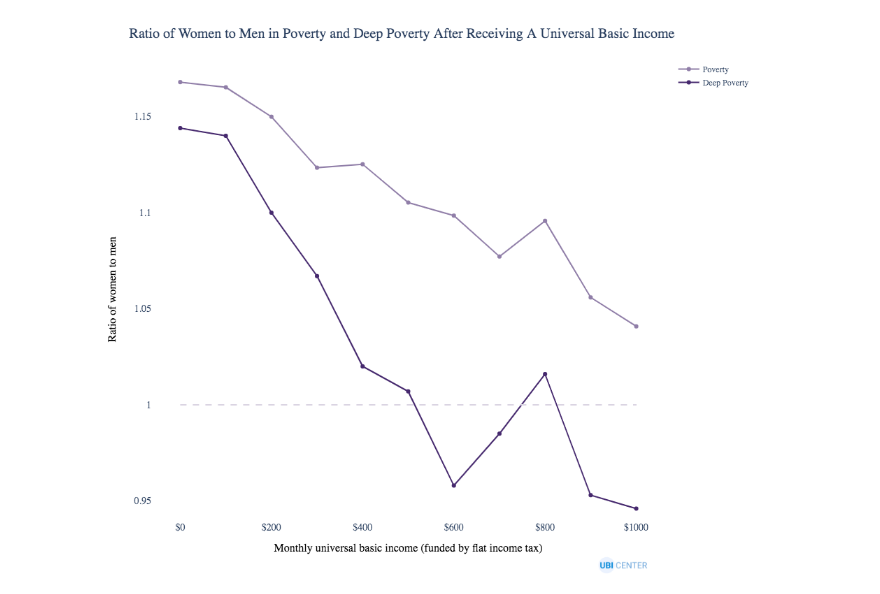
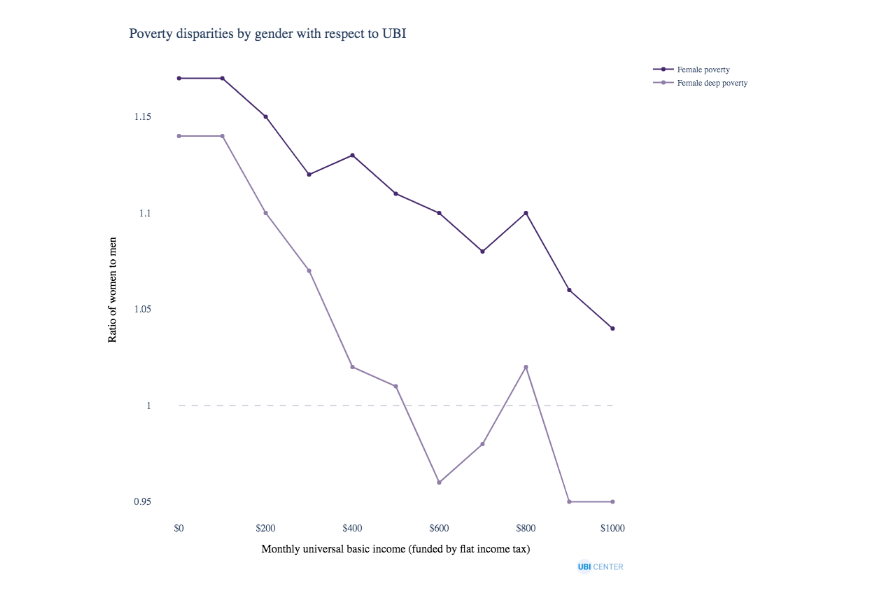
Before and after one commit to UBICenter/blog, a Jupyter notebook: jb/20210308/womens-day-2021.ipynb, the cells around one changed output. Saved outputs shown, nothing was run; the diff lists cells and outputs as text; code cells hidden in the pictures.

```diff
--- a/jb/20210308/womens-day-2021.ipynb
+++ b/jb/20210308/womens-day-2021.ipynb
@@ -112,44 +134,41 @@ ubicenter.format_fig(fig)
 # %%
 gender_ratio = gender_ubi.pivot_table(values = "pov",
                                       index = ["monthly_ubi"],
                                       columns = "female").reset_index()
 gender_ratio.rename({True : "female", False : "male"}, axis = 1, inplace = True)
 gender_ratio["ratio"] = gender_ratio.female / gender_ratio.male
-gender_ratio["poverty_type"] = "Poverty"
+gender_ratio["poverty_type"] = "Female poverty"
 deep_gender_ratio = gender_ubi.pivot_table(values = "deep_pov",
                                       index = ["monthly_ubi"],
                                       columns = "female").reset_index()
 deep_gender_ratio.rename({True : "female", False : "male"}, axis = 1, inplace = True)
 deep_gender_ratio["ratio"] = deep_gender_ratio.female / deep_gender_ratio.male
-deep_gender_ratio["poverty_type"] = "Deep Poverty"
-
-deep_gender_ratio.ratio = deep_gender_ratio.ratio.round(3)
-
+deep_gender_ratio["poverty_type"] = "Female deep poverty"
 
 gender_ratios = pd.concat([gender_ratio, deep_gender_ratio])
+gender_ratios.ratio = gender_ratios.ratio.round(2)
+
+fig = (px.line(gender_ratios, x = "monthly_ubi", y = "ratio", color="poverty_type",
+               color_discrete_map=COLOR_MAP))
+
+fig.update_yaxes(range= [0.94, 1.18])
+fig.add_shape(type='line',
+                x0=0,
+                y0=1,
+                x1=1000,
+                y1=1,
+                line=dict(color = LIGHT_GREY, dash = 'dash'),
+                xref='x',
+                yref='y')
+
+fig.update_layout(
+    title="Poverty disparities by gender with respect to UBI",
+    xaxis_title="Monthly universal basic income (funded by flat income tax)",
+    xaxis_tickprefix="$",
+    yaxis_title="Ratio of women to men",
+    legend_title = "")
+
+fig.update_traces(mode="markers+lines", hovertemplate=None)
+ubicenter.format_fig(fig)
+# %% [output]
+[figure, added]
-# %%
-fig = (px.line(gender_ratios, x = "monthly_ubi", y = "ratio", color="poverty_type",
-               color_discrete_map={"Poverty": LIGHT_PURPLE, "Deep Poverty": DARK_PURPLE}))
-
-
-fig.update_yaxes(range= [0.94, 1.18])
-fig.add_shape(type='line',
-                x0=0,
-                y0=1,
-                x1=1000,
-                y1=1,
-                line=dict(color = LIGHT_GREY, dash = 'dash'),
-                xref='x',
-                yref='y')
-
-fig.update_layout(
-    title="Ratio of Women to Men in Poverty and Deep Poverty After Receiving A Universal Basic Income",
-    xaxis_title="Monthly universal basic income (funded by flat income tax)",
-    xaxis_tickprefix="$",
-    yaxis_title="Ratio of women to men",
-    legend_title = "")
-
-fig.update_traces(mode="markers+lines", hovertemplate=None)
-ubicenter.format_fig(fig)
-# %% [output]
-[figure, removed]
```
Also changed, not shown: parts of 18 cells of this notebook, 2 other files.
